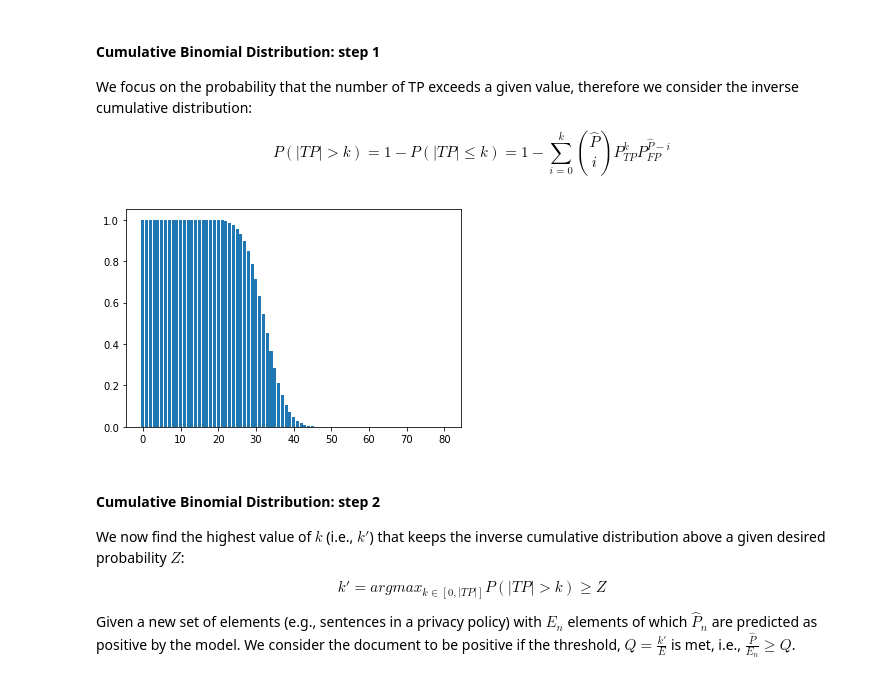
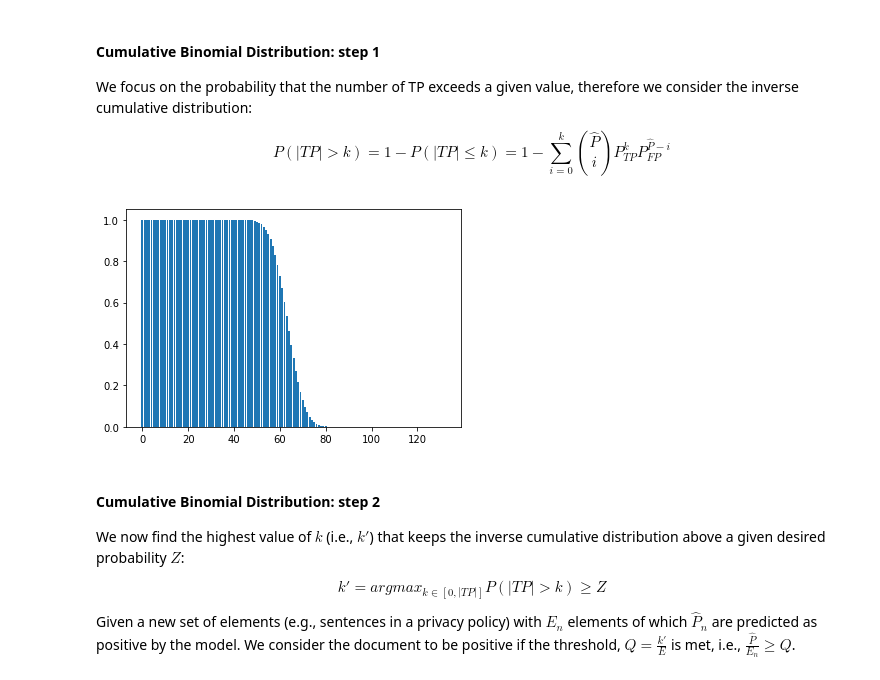
Before and after one commit to Aberkane/GDPR-privacy-policies, a Jupyter notebook: Stage 1 - Classification and Calibration.ipynb, the cells around one changed output. Drawn from its saved outputs; the diff is of its cells as text; code cells hidden in the pictures.

```diff
--- a/Stage 1 - Classification and Calibration.ipynb
+++ b/Stage 1 - Classification and Calibration.ipynb
@@ -781,21 +776,21 @@ We focus on the probability that the number of TP exceeds a given value, therefo
       P(|TP| > k) = 1 - P(|TP| \leq k) = 1 - \sum_{i=0}^k \binom{\hat{P}}{i} P_{TP}^k P_{FP}^{\hat{P}-i}
 \end{equation}
 # %%
-n = 80
-k = 80
-p = (33/80)
+n = 132
+k = 132
+p = (64/132)
 
 # defining list of r values
 r_values = list(range(k + 1))
 
 # list of pmf values
 dist = [(1-binom.cdf(r, n, p)) for r in r_values]
 
 # plotting the graph
 plt.bar(r_values, dist)
 plt.show()
 # %% [output]
-[figure, old version]
+[figure, new version]
 # %% [markdown]
 #### Cumulative Binomial Distribution: step 2
 
```
Also changed, not shown: parts of 54 cells of this notebook.
